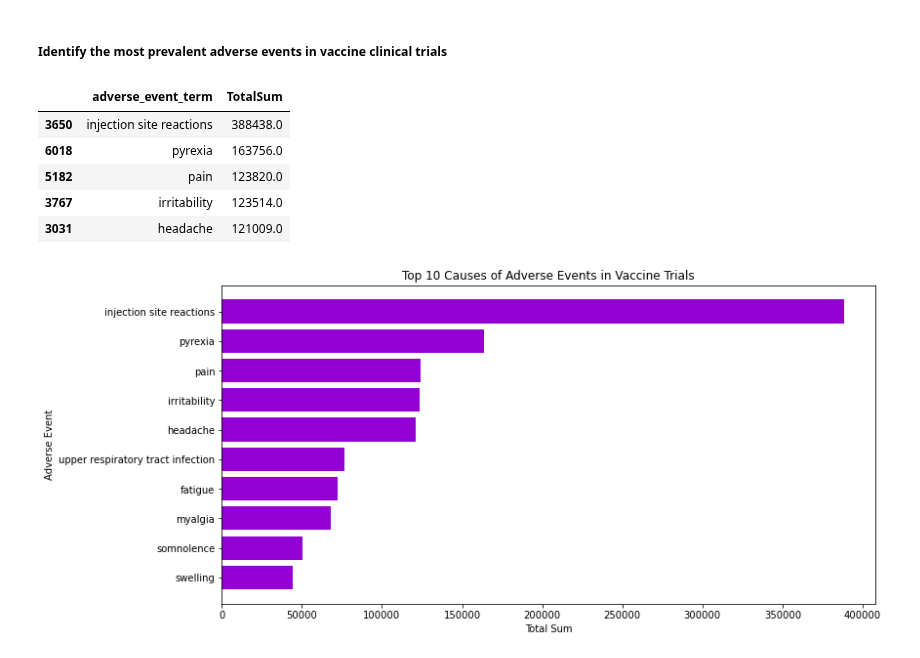
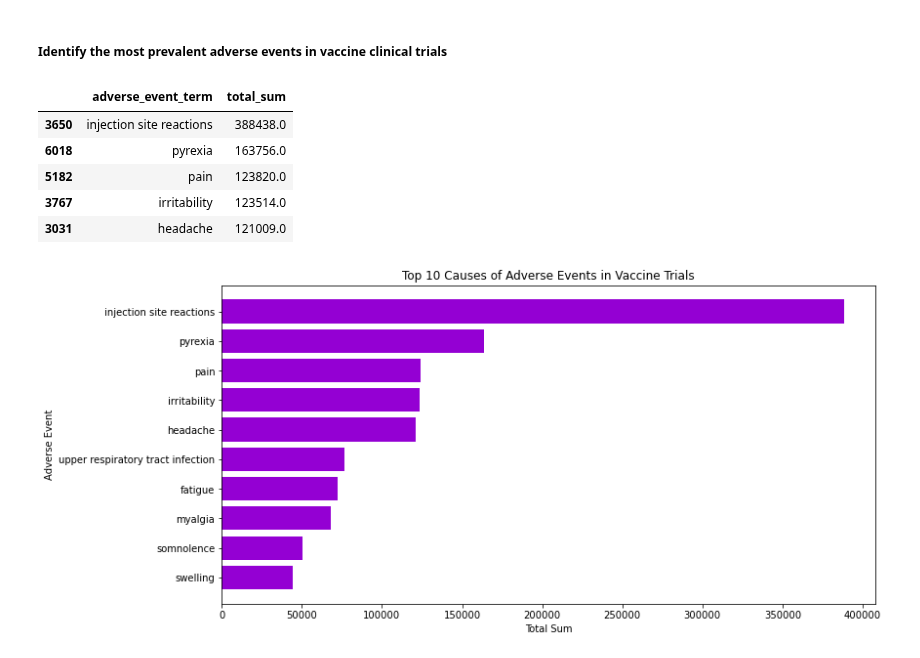
Before and after one commit to brunalos/clinical-trials-ml, a Jupyter notebook: vaccines.ipynb, the cells around one changed output. Cells and saved outputs as stored; diff of their text form; code cells hidden in the pictures.

```diff
--- a/vaccines.ipynb
+++ b/vaccines.ipynb
@@ -832,7 +832,7 @@ def total_count(dataframe, column_id, condition):
     # Calculate the total count for each condition
     total_counts = new_df[condition].value_counts().reset_index()
     # Rename the columns for clarity
-    total_counts.columns = [condition, 'TotalCount']
+    total_counts.columns = [condition, 'total_count']
     return total_counts
 
 
@@ -843,7 +843,7 @@ def sum_count(dataframe, column_1, count):
     # Sum the values in the 'count' column
     grouped_df = new_df.groupby(column_1)[count].sum().reset_index()
     # Rename the columns for clarity
-    grouped_df.columns = [column_1, 'TotalSum']
+    grouped_df.columns = [column_1, 'total_sum']
     return grouped_df
 # %%
 # define function to plot top 10
@@ -1035,11 +1035,13 @@ plt.show()
 # %% [markdown]
 ##### Identify the most prevalent adverse events in vaccine clinical trials
 # %%
+# Use the 'sum_count' function to select the 'adverse_event_term' and 'subjects_affected' columns and sum the values in the 'subjects_affected' column
+
 ae_sum = sum_count(vax_trials_with_ae, 'adverse_event_term', 'subjects_affected')
-ae_sum = ae_sum.sort_values(by='TotalSum', ascending=False)
+ae_sum = ae_sum.sort_values(by='total_sum', ascending=False)
 ae_sum.head()
 # %% [output]
-|  | adverse_event_term | TotalSum |
+|  | adverse_event_term | total_sum |
 | 3650 | injection site reactions | 388438.0 |
 | 6018 | pyrexia | 163756.0 |
 | 5182 | pain | 123820.0 |
```
Also changed, not shown: parts of 12 cells of this notebook.
